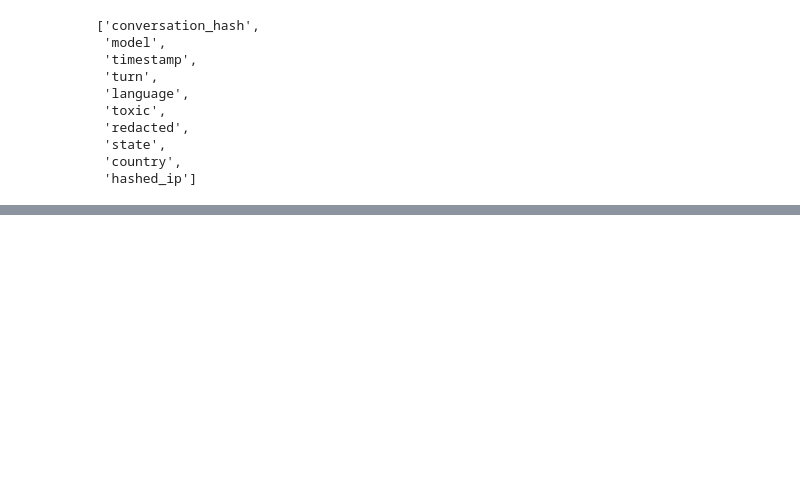
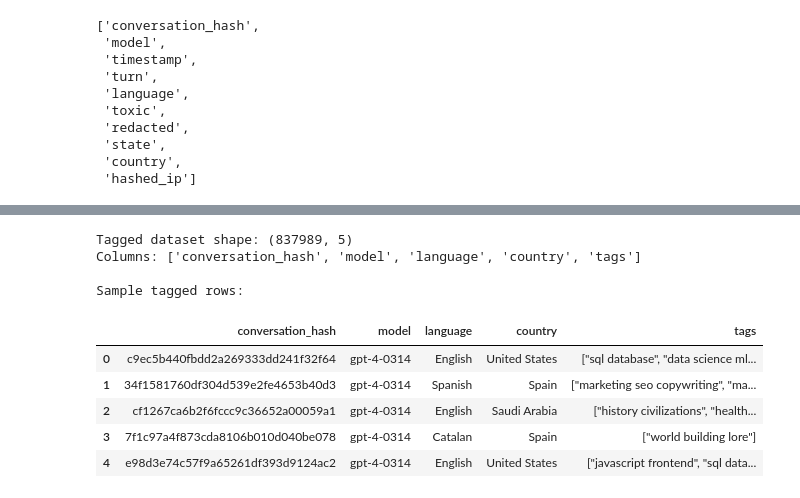
Before and after one commit to Data-SevenDot0/WildChat, a Jupyter notebook: Working section/Parquet-reader.ipynb, the cells around one changed output, grey strips where cells are left out. Cells and saved outputs as stored; diff of their text form; code cells hidden in the pictures; blank space fills up the shorter version.

```diff
--- a/Working section/Parquet-reader.ipynb
+++ b/Working section/Parquet-reader.ipynb
@@ -214,0 +214,19 @@ Top non-English languages:
+# %%
+# -- Read combined data tagged parquet to verify tags are present
+VERIFY_COLS = ["conversation_hash", "model", "language", "country", "tags"]
+tagged_df = pd.read_parquet("../Data/WildChatData/combined_data_tagged.parquet", columns=VERIFY_COLS)
+print("Tagged dataset shape:", tagged_df.shape)
+print("Columns:", tagged_df.columns.tolist())
+print("\nSample tagged rows:")
+display(tagged_df.head())
+# %% [output]
+Tagged dataset shape: (837989, 5)
+Columns: ['conversation_hash', 'model', 'language', 'country', 'tags']
+
+Sample tagged rows:
+|  | conversation_hash | model | language | country | tags |
+| 0 | c9ec5b440fbdd2a269333dd241f32f64 | gpt-4-0314 | English | United States | ["sql database", "data science ml... |
+| 1 | 34f1581760df304d539e2fe4653b40d3 | gpt-4-0314 | Spanish | Spain | ["marketing seo copywriting", "ma... |
+| 2 | cf1267ca6b2f6fccc9c36652a00059a1 | gpt-4-0314 | English | Saudi Arabia | ["history civilizations", "health... |
+| 3 | 7f1c97a4f873cda8106b010d040be078 | gpt-4-0314 | Catalan | Spain | ["world building lore"] |
+| 4 | e98d3e74c57f9a65261df393d9124ac2 | gpt-4-0314 | English | United States | ["javascript frontend", "sql data... |
```
Also changed, not shown: parts of 5 cells of this notebook, 1 other file.
